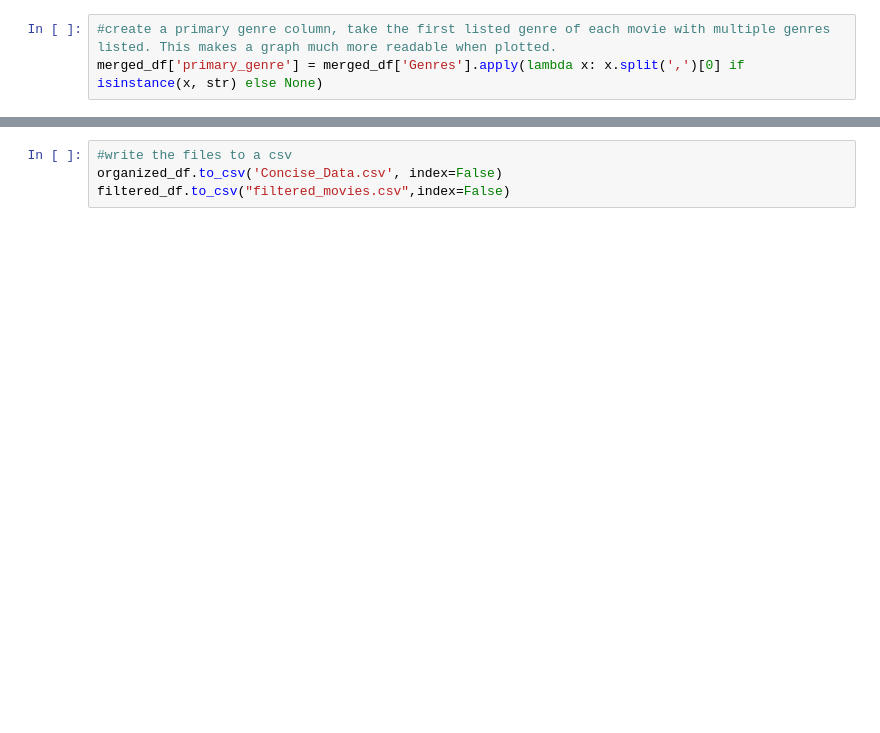
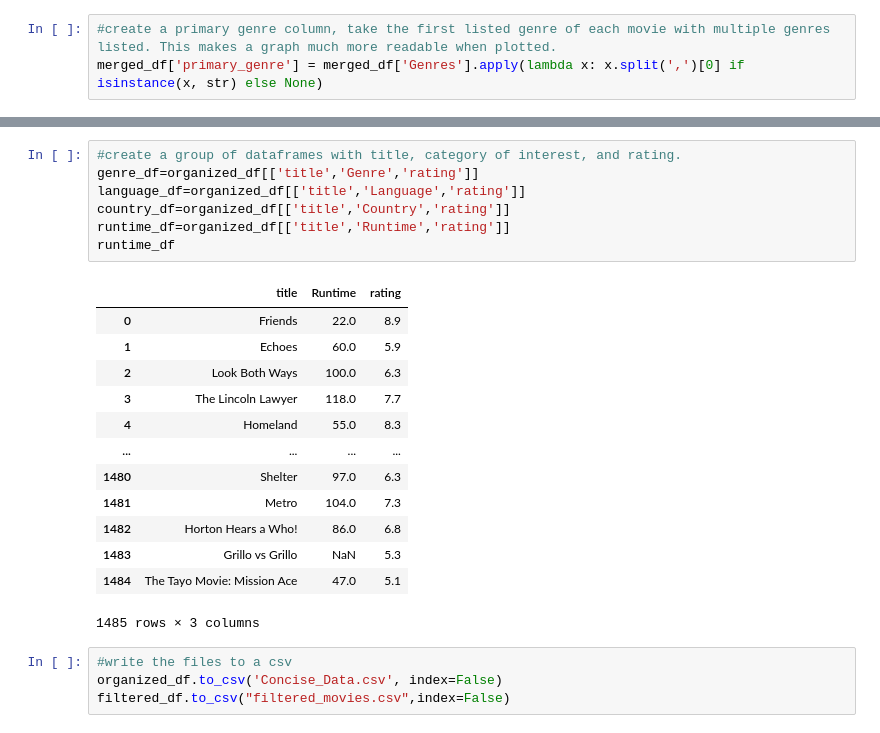
Before and after one commit to troyflood94/project_3, a Jupyter notebook: project_work_file.ipynb, the cells around one changed output, grey strips where cells are left out. Drawn from its saved outputs; the diff is of its cells as text; blank space fills up the shorter version.

```diff
--- a/project_work_file.ipynb
+++ b/project_work_file.ipynb
@@ -55,3 +113,24 @@ organized_df
+# %%
+#create a group of dataframes with title, category of interest, and rating.
+genre_df=organized_df[['title','Genre','rating']]
+language_df=organized_df[['title','Language','rating']]
+country_df=organized_df[['title','Country','rating']]
+runtime_df=organized_df[['title','Runtime','rating']]
+runtime_df
+# %% [output]
+|  | title | Runtime | rating |
+| 0 | Friends | 22.0 | 8.9 |
+| 1 | Echoes | 60.0 | 5.9 |
+| 2 | Look Both Ways | 100.0 | 6.3 |
+| 3 | The Lincoln Lawyer | 118.0 | 7.7 |
+| 4 | Homeland | 55.0 | 8.3 |
+| ... | ... | ... | ... |
+| 1480 | Shelter | 97.0 | 6.3 |
+| 1481 | Metro | 104.0 | 7.3 |
+| 1482 | Horton Hears a Who! | 86.0 | 6.8 |
+| 1483 | Grillo vs Grillo | NaN | 5.3 |
+| 1484 | The Tayo Movie: Mission Ace | 47.0 | 5.1 |
+1485 rows × 3 columns
 # %%
 #write the files to a csv
 organized_df.to_csv('Concise_Data.csv', index=False)
```
Also changed, not shown: parts of 6 cells of this notebook.
